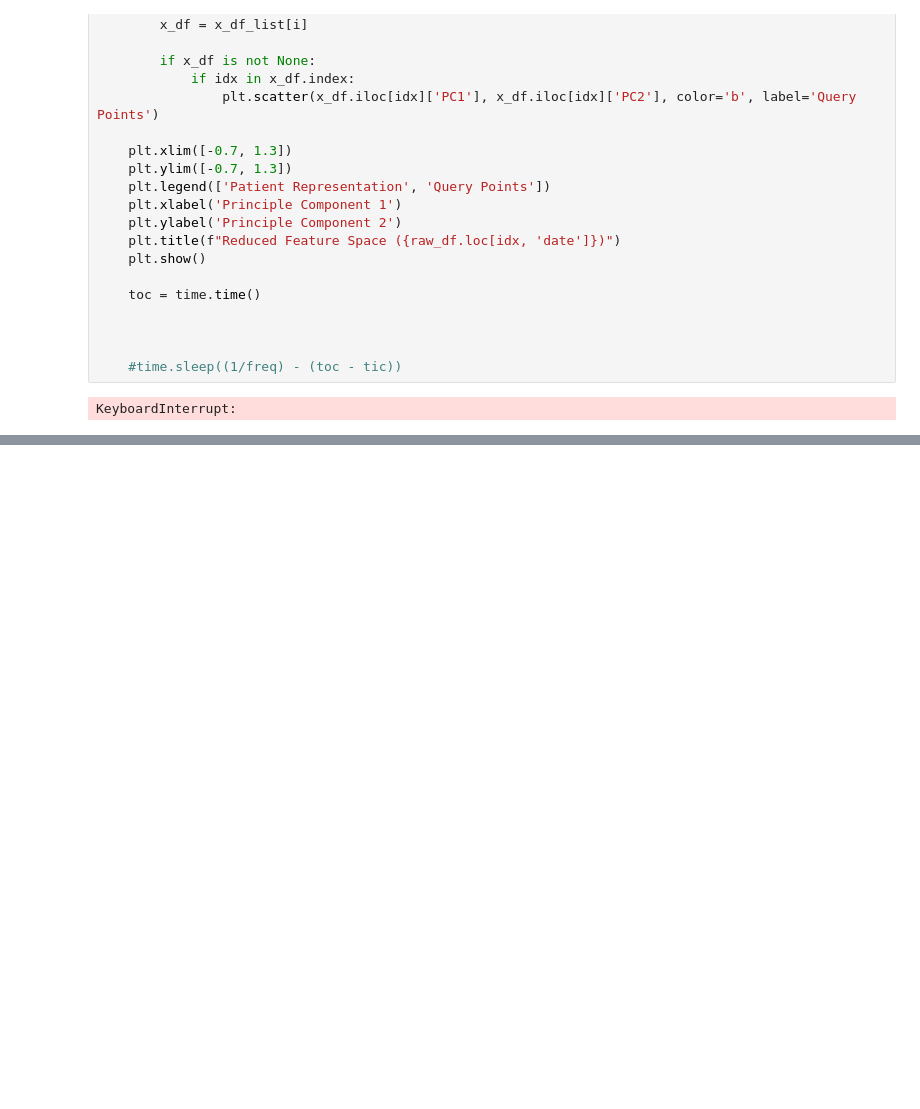
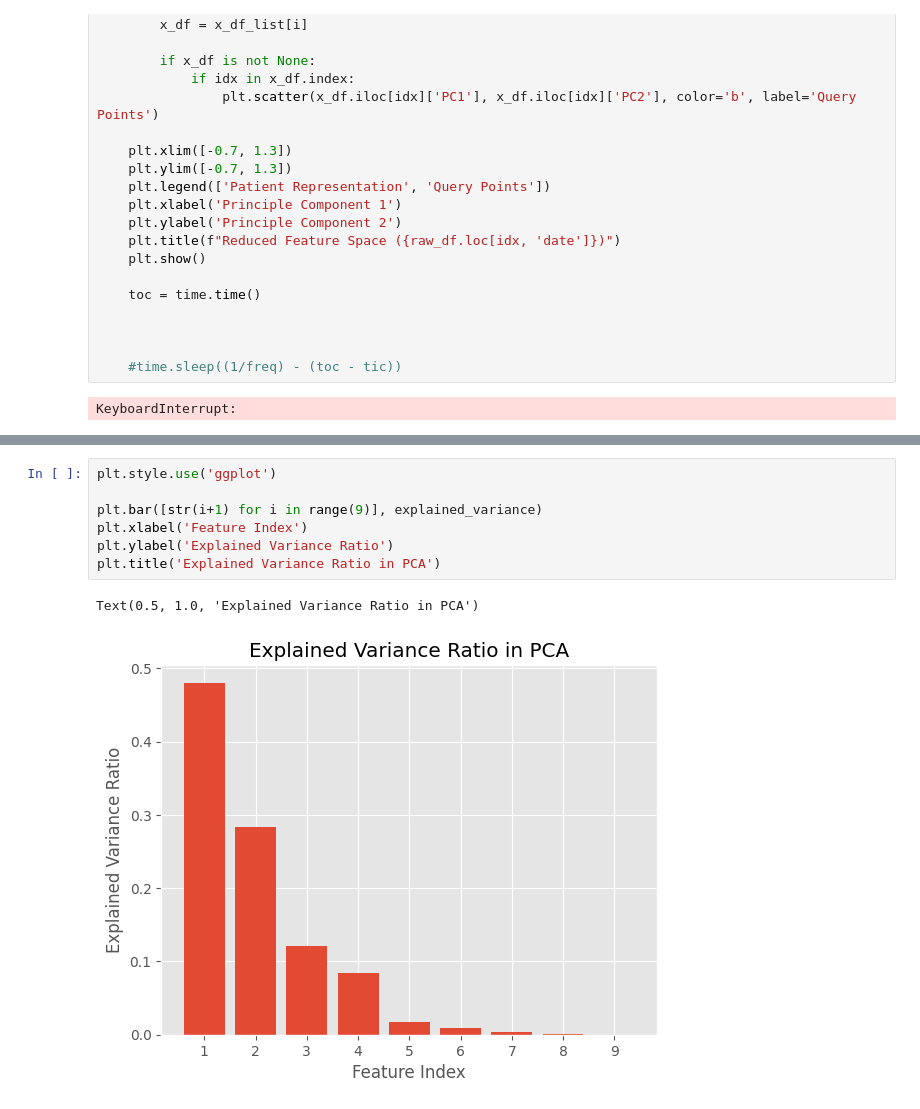
Before and after one commit to fohara115/adapt-patient-tracker, a Jupyter notebook: 7_feature_vis.ipynb, the cells around one changed output, grey strips where cells are left out. Drawn from its saved outputs; the diff is of its cells as text; blank space fills up the shorter version.

```diff
--- a/7_feature_vis.ipynb
+++ b/7_feature_vis.ipynb
@@ -290,0 +289,10 @@ for idx in indices[500:]:
+# %%
+plt.style.use('ggplot')
+
+plt.bar([str(i+1) for i in range(9)], explained_variance)
+plt.xlabel('Feature Index')
+plt.ylabel('Explained Variance Ratio')
+plt.title('Explained Variance Ratio in PCA')
+# %% [output]
+Text(0.5, 1.0, 'Explained Variance Ratio in PCA')
+[figure, added]
```
Also changed, not shown: parts of 14 cells of this notebook, 1 other file.
